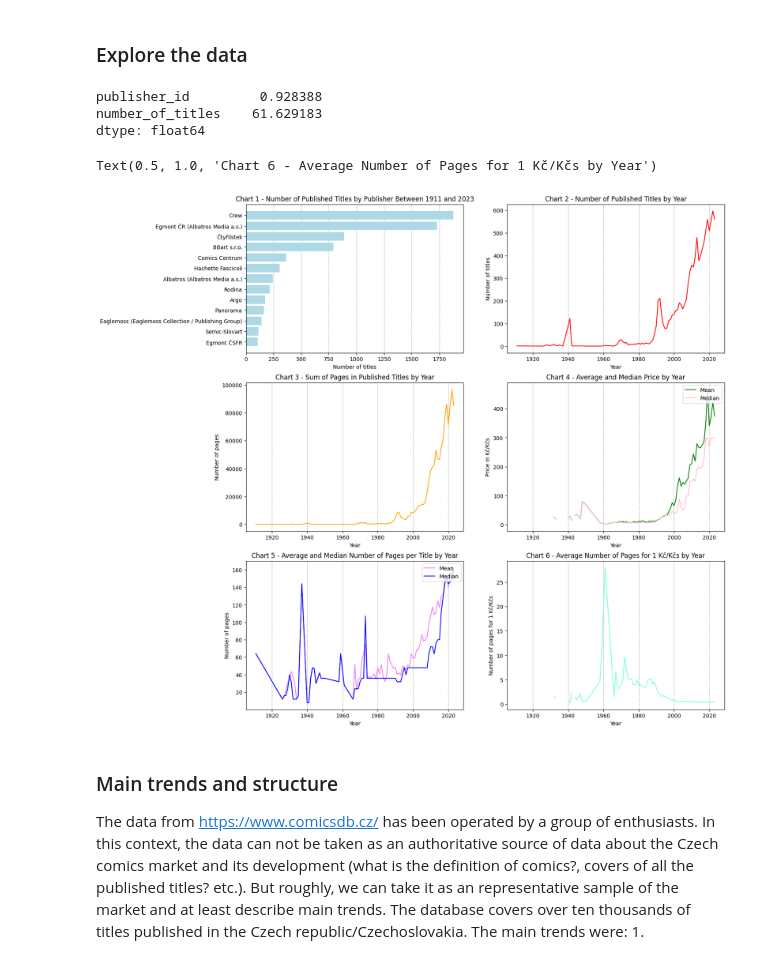
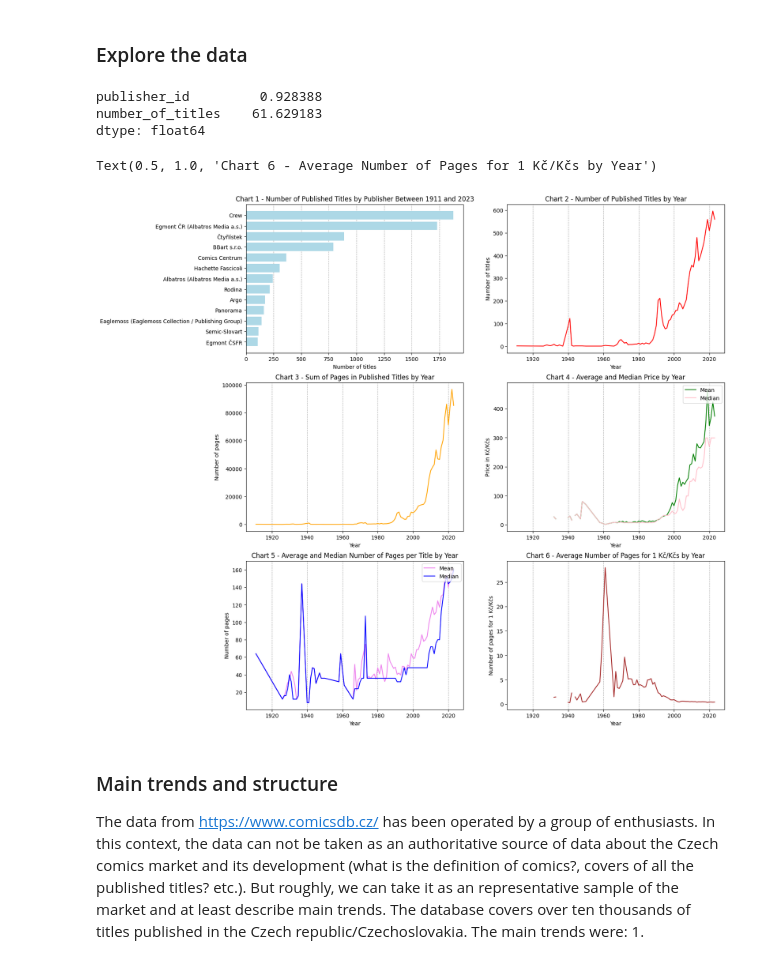
Before and after one commit to tolstoj48/comics_db_project, a Jupyter notebook: comics-project-visualisation.ipynb, the cells around one changed output. Saved outputs shown, nothing was run; the diff lists cells and outputs as text; code cells hidden in the pictures.

```diff
--- a/comics-project-visualisation.ipynb
+++ b/comics-project-visualisation.ipynb
@@ -79,35 +79,35 @@ ax3.set_ylabel('Number of pages')
 ax3.set_title('Chart 3 - Sum of Pages in Published Titles by Year')
 
 ax4 = fig.add_subplot(3,2,4)
 ax4.grid(True, axis="x", linestyle="--", zorder=1)
 ax4.plot(titles_chart_price_mean, color="green", zorder=2, label = "Mean")
 ax4.plot(titles_chart_price_median, color="pink", zorder=2,label = "Median")
 ax4.set_xlabel('Year')
 ax4.set_ylabel('Price in Kč/Kčs')
 ax4.set_title('Chart 4 - Average and Median Price by Year')
 ax4.legend(loc="upper right")
 
 ax5 = fig.add_subplot(3,2,5)
 ax5.grid(True, axis="x", linestyle="--", zorder=1)
 ax5.plot(titles_chart_num_pages_mean, color="violet", zorder=2, label = "Mean")
 ax5.plot(titles_chart_num_pages_median, color="blue", zorder=2, label = "Median")
 ax5.set_xlabel('Year')
 ax5.set_ylabel('Number of pages')
 ax5.set_title('Chart 5 - Average and Median Number of Pages per Title by Year')
 ax5.legend(loc="upper right")
 
 ax6 = fig.add_subplot(3,2,6)
 ax6.grid(True, axis="x", linestyle="--", zorder=1)
-ax6.plot(average_price_per_average_page["avg_pages/avg_price"], color="aquamarine", zorder=2)
+ax6.plot(average_price_per_average_page["avg_pages/avg_price"], color="brown", zorder=2)
 ax6.set_xlabel('Year')
 ax6.set_ylabel('Number of pages for 1 Kč/Kčs')
 ax6.set_title('Chart 6 - Average Number of Pages for 1 Kč/Kčs by Year')
 # %% [output]
 publisher_id         0.928388
 number_of_titles    61.629183
 dtype: float64
 Text(0.5, 1.0, 'Chart 6 - Average Number of Pages for 1 Kč/Kčs by Year')
-[figure, old version]
+[figure, new version]
 # %%
 Dodělat median ceny za jednu stránku, možná ještě nějakej box pro publishery
 # %% [markdown]
```
Also changed, not shown: 1 other file.
